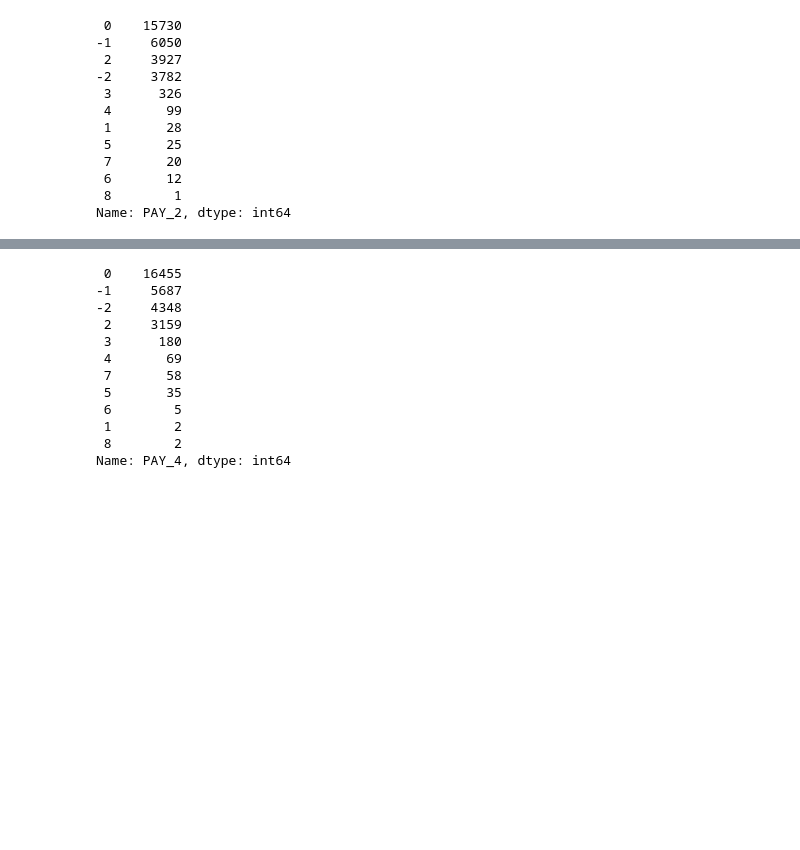
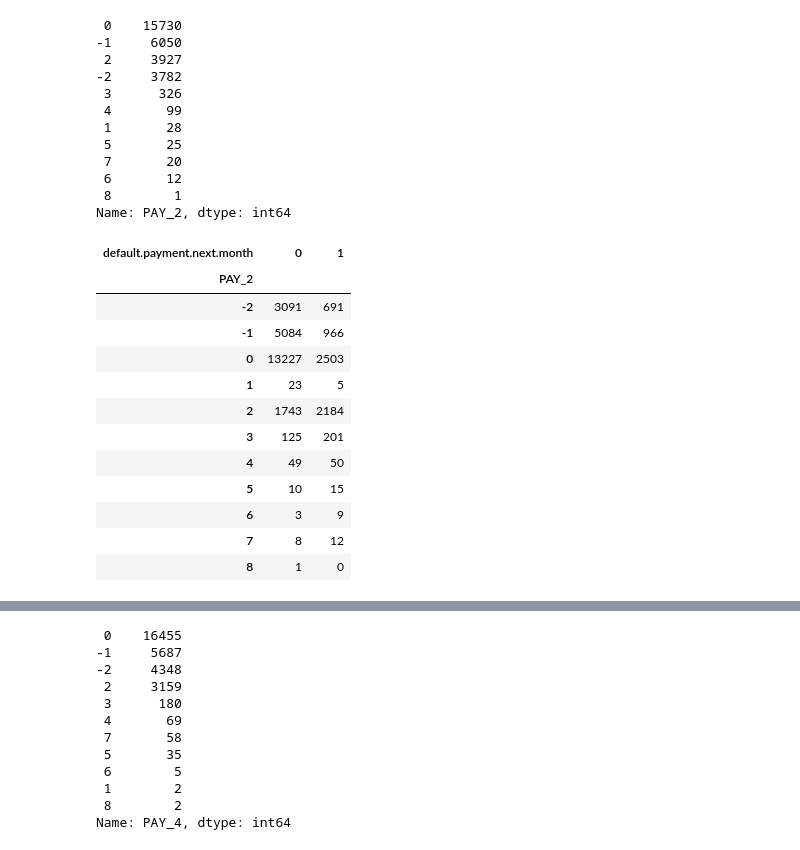
Before and after one commit to tariqzia5/Python_P, a Jupyter notebook: PROJECT_1_MACHINE_LEARNING.ipynb, the cells around one changed output, grey strips where cells are left out. Saved outputs shown, nothing was run; the diff lists cells and outputs as text; code cells hidden in the pictures; blank space fills up the shorter version.

```diff
--- a/PROJECT_1_MACHINE_LEARNING.ipynb
+++ b/PROJECT_1_MACHINE_LEARNING.ipynb
@@ -1529,0 +1639,3 @@ sns.countplot(y="AGE" , data=uci_credit_card)
+# %%
+uci_credit_card["PAY_0"][uci_credit_card["PAY_0"]==-2]=-1
+uci_credit_card["PAY_0"][uci_credit_card["PAY_0"]==0]=-1
@@ -1557,3 +1676,20 @@ uci_credit_card["PAY_2"].value_counts()
  6       12
  8        1
 Name: PAY_2, dtype: int64
+# %%
+cross_tab_PAY_2=pd.crosstab(uci_credit_card["PAY_2"],uci_credit_card["default.payment.next.month"])
+cross_tab_PAY_2
+# %% [output]
+| default.payment.next.month | 0 | 1 |
+| PAY_2 |  |  |
+| -2 | 3091 | 691 |
+| -1 | 5084 | 966 |
+| 0 | 13227 | 2503 |
+| 1 | 23 | 5 |
+| 2 | 1743 | 2184 |
+| 3 | 125 | 201 |
+| 4 | 49 | 50 |
+| 5 | 10 | 15 |
+| 6 | 3 | 9 |
+| 7 | 8 | 12 |
+| 8 | 1 | 0 |
```
Also changed, not shown: parts of 61 cells of this notebook.
